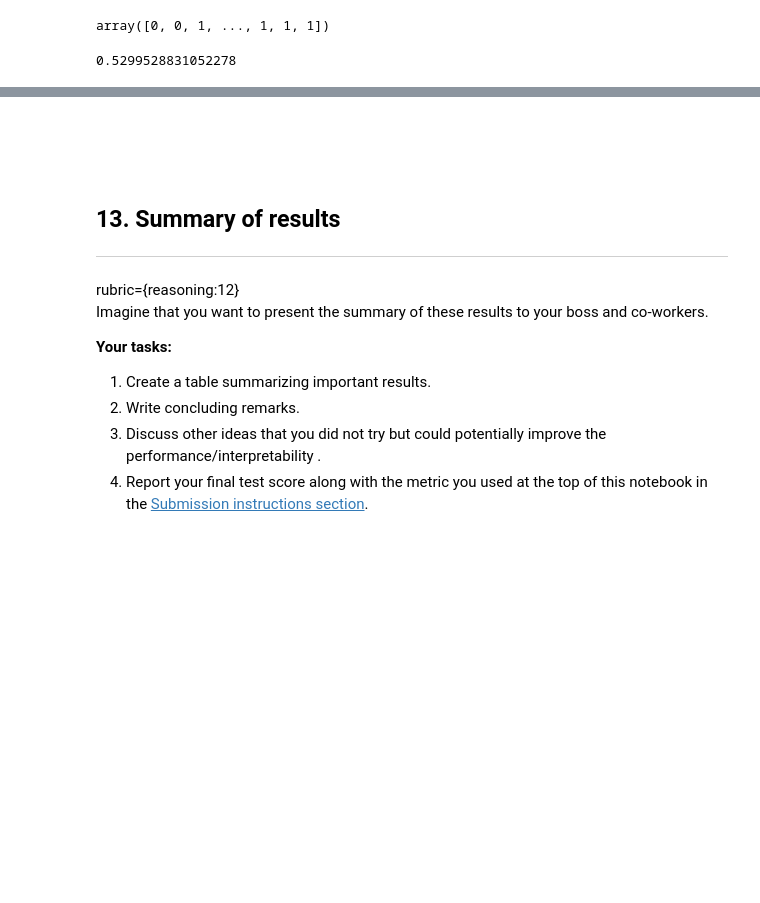
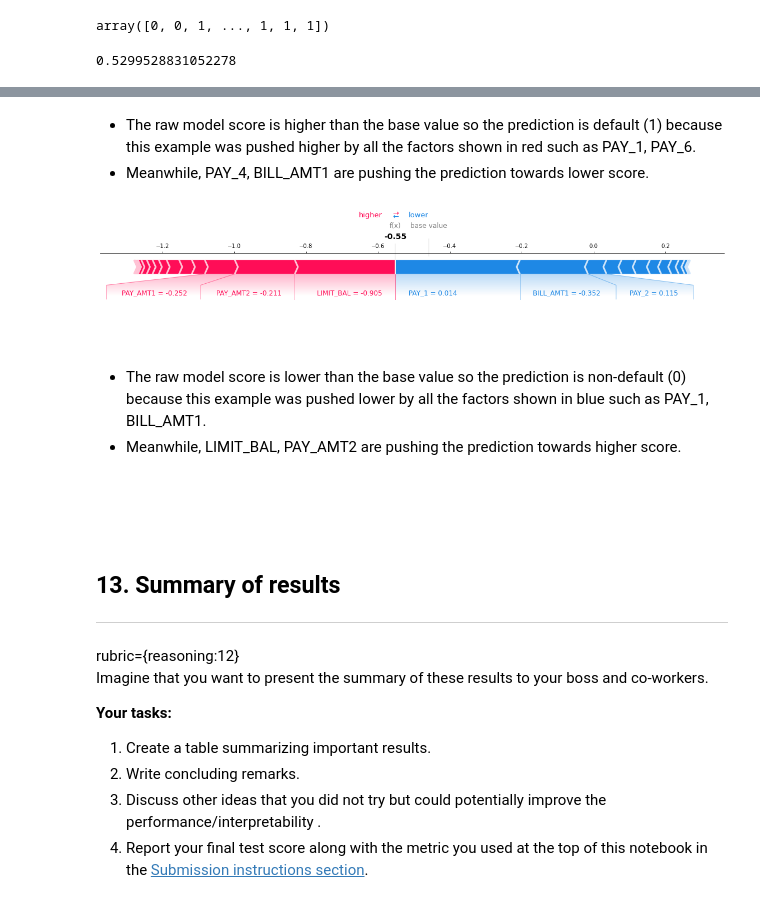
Before and after one commit to nobbynguyen/573Lab4_Classification_Group-GSN, a Jupyter notebook: lab4.ipynb, the cells around one changed output, grey strips where cells are left out. Drawn from its saved outputs; the diff is of its cells as text; code cells hidden in the pictures; blank space fills up the shorter version.

```diff
--- a/lab4.ipynb
+++ b/lab4.ipynb
@@ -795,3 +851,18 @@ The test score agrees with the validation score from Section 10. I would trust t
+# %% [markdown]
+- The raw model score is higher than the base value so the prediction is default (1) because this example was pushed higher by all the factors shown in red such as PAY_1, PAY_6.
+- Meanwhile, PAY_4, BILL_AMT1 are pushing the prediction towards lower score.
+# %%
+shap.force_plot(
+    lgbm_explainer.expected_value[1],
+    test_lgbm_shap_values[1][6,:],
+    X_test_enc.iloc[6, :],
+    matplotlib=True,
+)
+# %% [output]
+[figure, added]
+# %% [markdown]
+- The raw model score is lower than the base value so the prediction is non-default (0) because this example was pushed lower by all the factors shown in blue such as PAY_1, BILL_AMT1.
+- Meanwhile, LIMIT_BAL, PAY_AMT2 are pushing the prediction towards higher score.
 # %% [markdown]
 <br><br>
 # %% [markdown]
```
Also changed, not shown: parts of 30 cells of this notebook.
